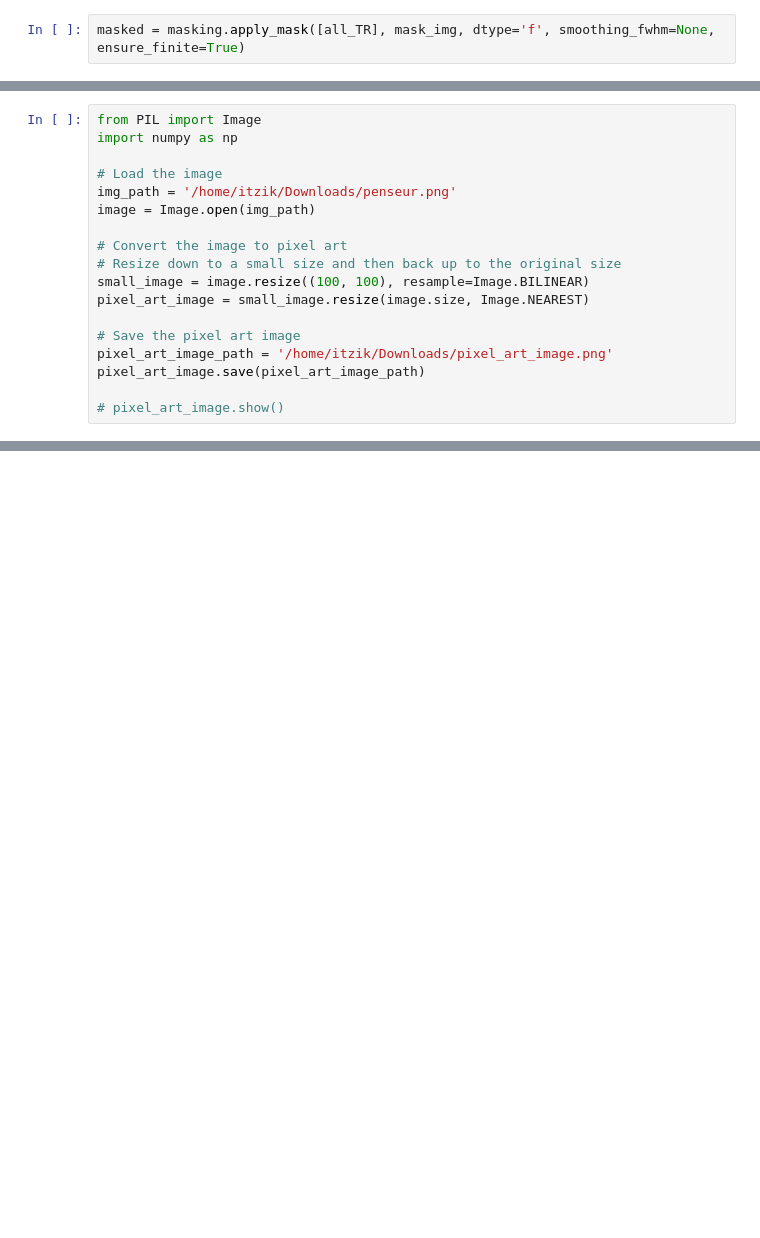
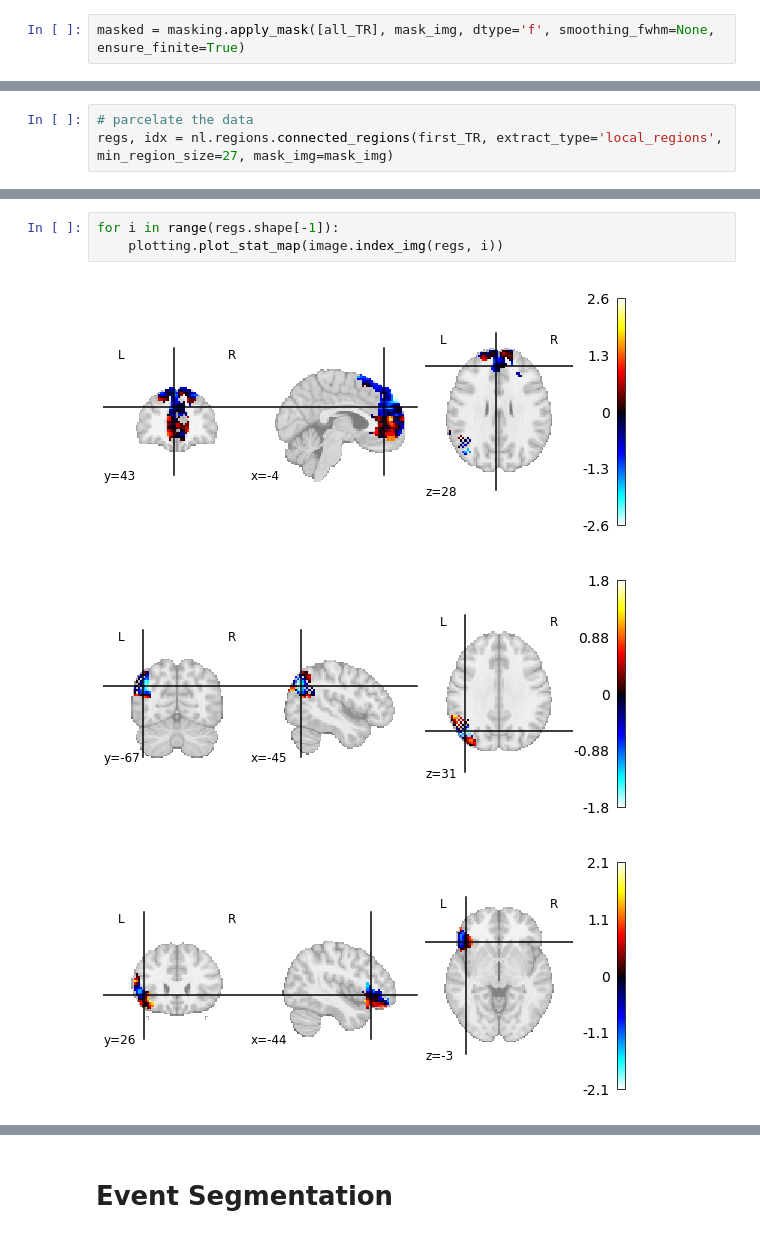
Before and after one commit to brodoSwaggins/brainiak, a Jupyter notebook: docs/examples/eventseg/Event_seg2.ipynb, the cells around one changed output, grey strips where cells are left out. Cells and saved outputs as stored; diff of their text form; blank space fills up the shorter version.

```diff
--- a/docs/examples/eventseg/Event_seg2.ipynb
+++ b/docs/examples/eventseg/Event_seg2.ipynb
@@ -185,18 +189,3 @@ plotting.plot_roi(mask_img, title=str(label_index), display_mode='ortho', draw_c
-# %%
-from PIL import Image
-import numpy as np
-
-# Load the image
-img_path = '/home/itzik/Downloads/penseur.png'
-image = Image.open(img_path)
-
-# Convert the image to pixel art
-# Resize down to a small size and then back up to the original size
-small_image = image.resize((100, 100), resample=Image.BILINEAR)
-pixel_art_image = small_image.resize(image.size, Image.NEAREST)
-
-# Save the pixel art image
-pixel_art_image_path = '/home/itzik/Downloads/pixel_art_image.png'
-pixel_art_image.save(pixel_art_image_path)
-
-# pixel_art_image.show()
+# %%
+# parcelate the data
+regs, idx = nl.regions.connected_regions(first_TR, extract_type='local_regions', min_region_size=27, mask_img=mask_img)
@@ -202,0 +196,7 @@ pixel_art_image.save(pixel_art_image_path)
+# %%
+for i in range(regs.shape[-1]):
+    plotting.plot_stat_map(image.index_img(regs, i))
+# %% [output]
+[figure, added]
+[figure, added]
+[figure, added]
@@ -202,0 +207,2 @@ pixel_art_image.save(pixel_art_image_path)
+# %% [markdown]
+# Event Segmentation
```
Also changed, not shown: parts of 12 cells of this notebook.
